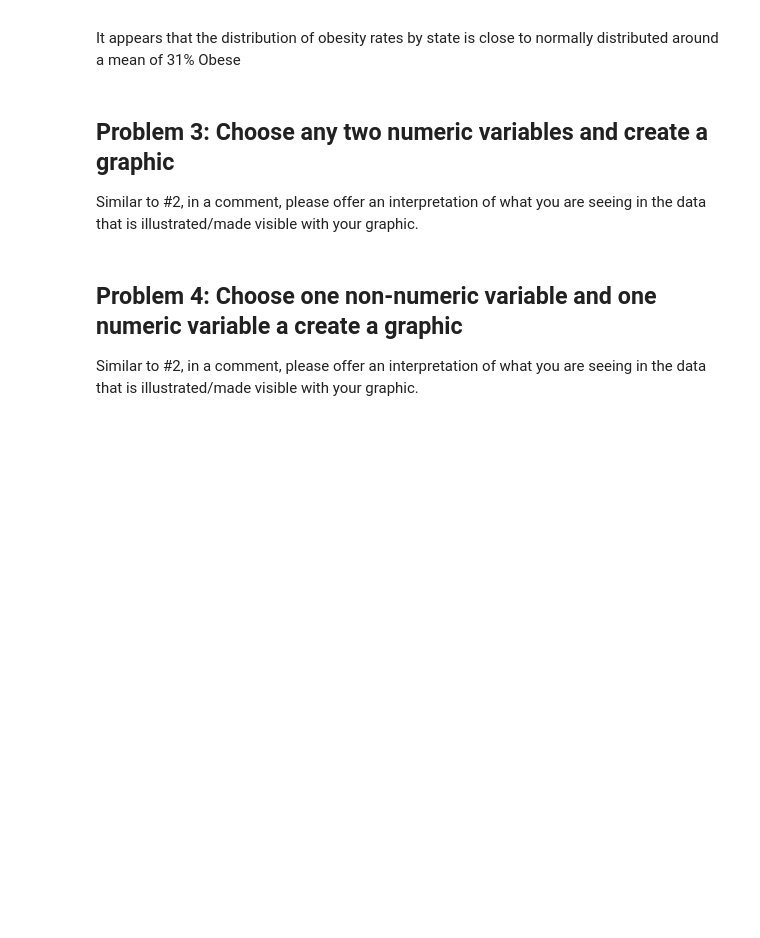
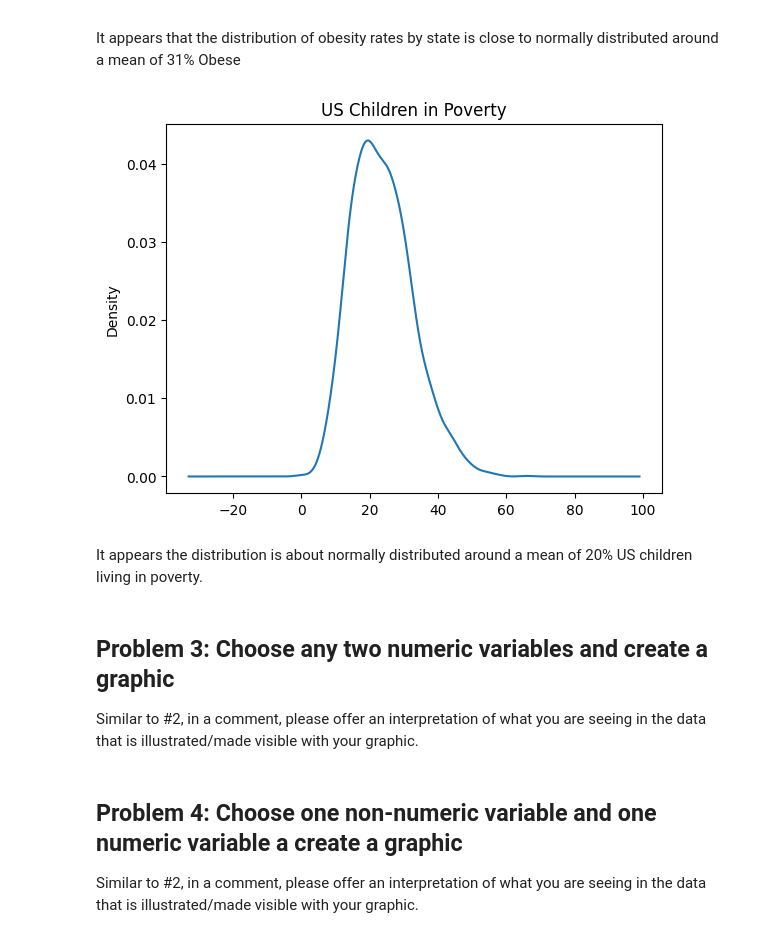
Before and after one commit to rialbeel/stats21, a Jupyter notebook: Homework/Homework8.ipynb, the cells around one changed output. Cells and saved outputs as stored; diff of their text form; code cells hidden in the pictures; blank space fills up the shorter version.

```diff
--- a/Homework/Homework8.ipynb
+++ b/Homework/Homework8.ipynb
@@ -63,3 +61,11 @@ It appears that the distribution of obesity rates by state is close to normally
+# %%
+## reserved for your answer
+data = obesity["Children in Poverty"]
+graph = data.plot.kde(title = "US Children in Poverty")
+# %% [output]
+[figure, added]
+# %% [markdown]
+It appears the distribution is about normally distributed around a mean of 20% US children living in poverty.
 # %% [markdown]
 ## Problem 3: Choose any two numeric variables and create a graphic
 
```
Also changed, not shown: parts of 1 cell of this notebook.
